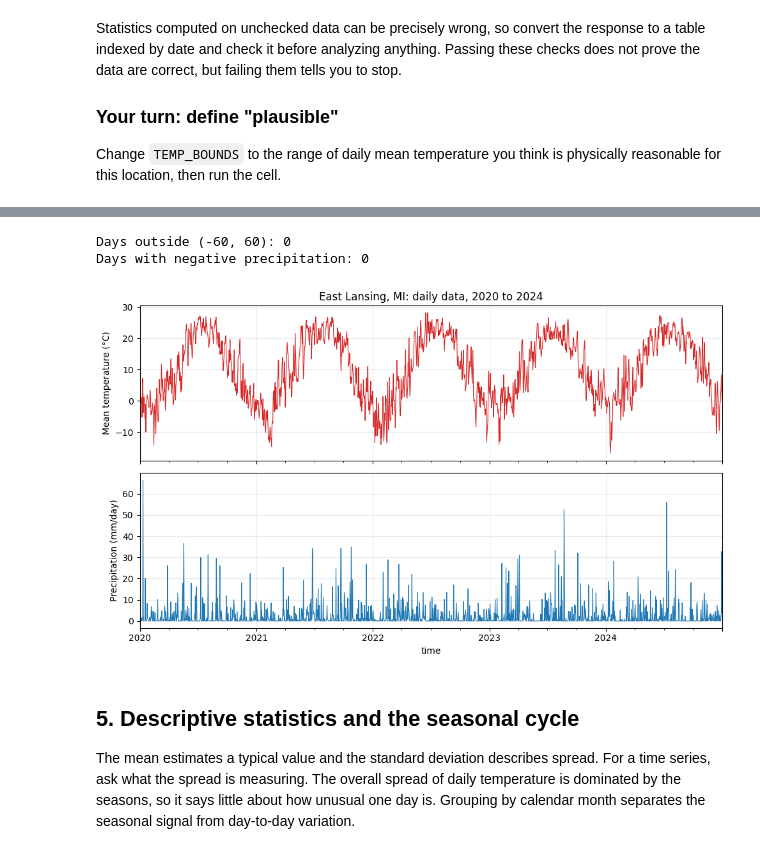
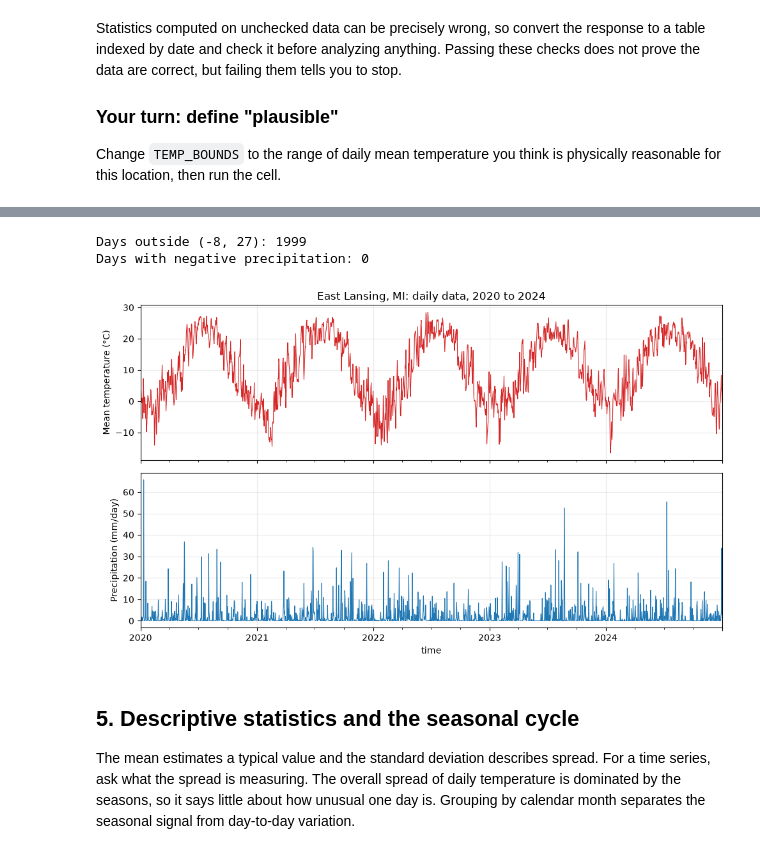
Before and after one commit to Jbaljunas/data_driven_modeling, a Jupyter notebook: Assignment_Instructions_Part_1.ipynb, the cells around one changed output, grey strips where cells are left out. Cells and saved outputs as stored; diff of their text form; code cells hidden in the pictures.

```diff
--- a/Assignment_Instructions_Part_1.ipynb
+++ b/Assignment_Instructions_Part_1.ipynb
@@ -244,25 +239,25 @@ dtype: int64
 # %%
-TEMP_BOUNDS = (-60, 60)  # Your turn: choose bounds you can defend
+TEMP_BOUNDS = (-8, 27)  # Your turn: choose bounds you can defend
 PLOT_YEARS = ('2020', '2024')  # Your turn: try a different stretch
 
 outside = weather[(weather['temp_c'] < TEMP_BOUNDS[0]) | (weather['temp_c'] > TEMP_BOUNDS[1])]
 print(f'Days outside {TEMP_BOUNDS}: {len(outside)}')
 print(f'Days with negative precipitation: {(weather["precip_mm"] < 0).sum()}')
 
 fig, axes = plt.subplots(2, 1, figsize=(10, 6), sharex=True)
 weather.loc[PLOT_YEARS[0]:PLOT_YEARS[1], 'temp_c'].plot(ax=axes[0], color='tab:red', linewidth=0.8)
 axes[0].set_ylabel('Mean temperature (°C)')
 weather.loc[PLOT_YEARS[0]:PLOT_YEARS[1], 'precip_mm'].plot(ax=axes[1], color='tab:blue', linewidth=0.8)
 axes[1].set_ylabel('Precipitation (mm/day)')
 axes[0].set_title(f'{LOCATION_NAME}: daily data, {PLOT_YEARS[0]} to {PLOT_YEARS[1]}')
 for ax in axes:
     ax.grid(alpha=0.25)
 plt.tight_layout()
 plt.show()
 # %% [output]
-Days outside (-60, 60): 0
+Days outside (-8, 27): 1999
 Days with negative precipitation: 0
-[figure, old version]
+[figure, new version]
 # %% [markdown]
 ## 5. Descriptive statistics and the seasonal cycle
 
```
Also changed, not shown: parts of 13 cells of this notebook, 7 other files.
